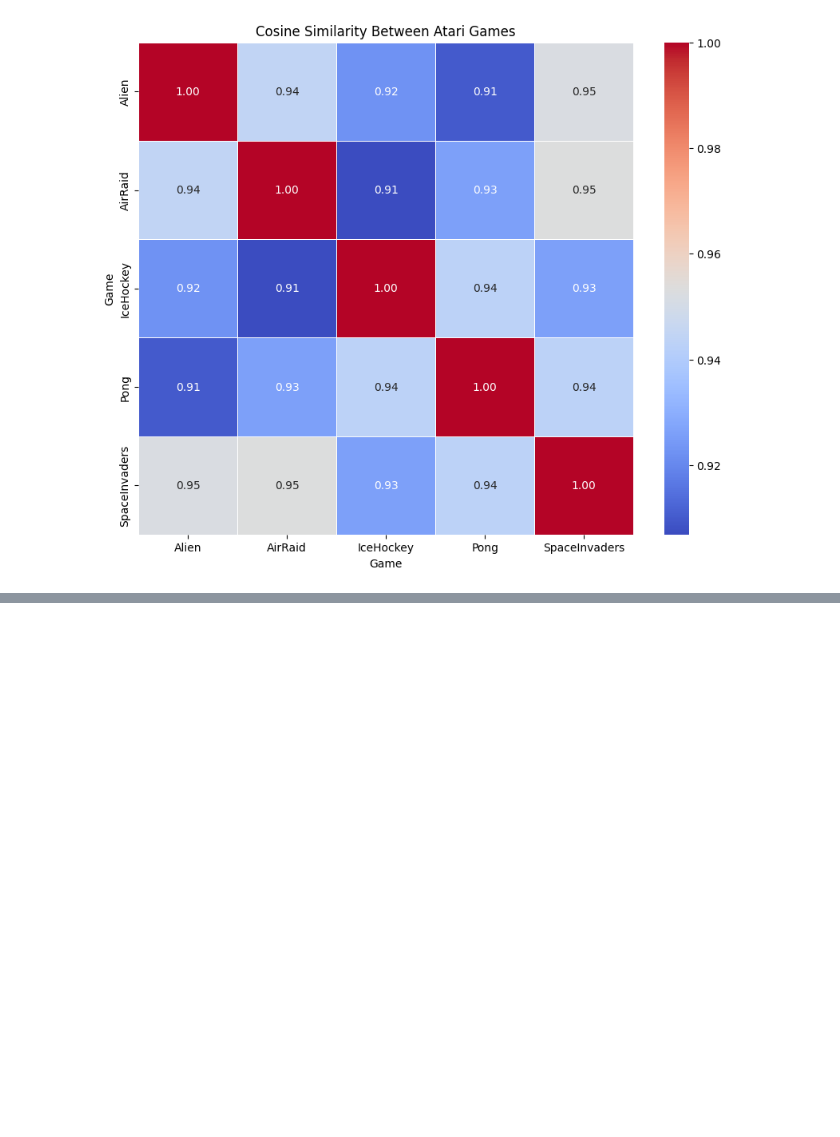
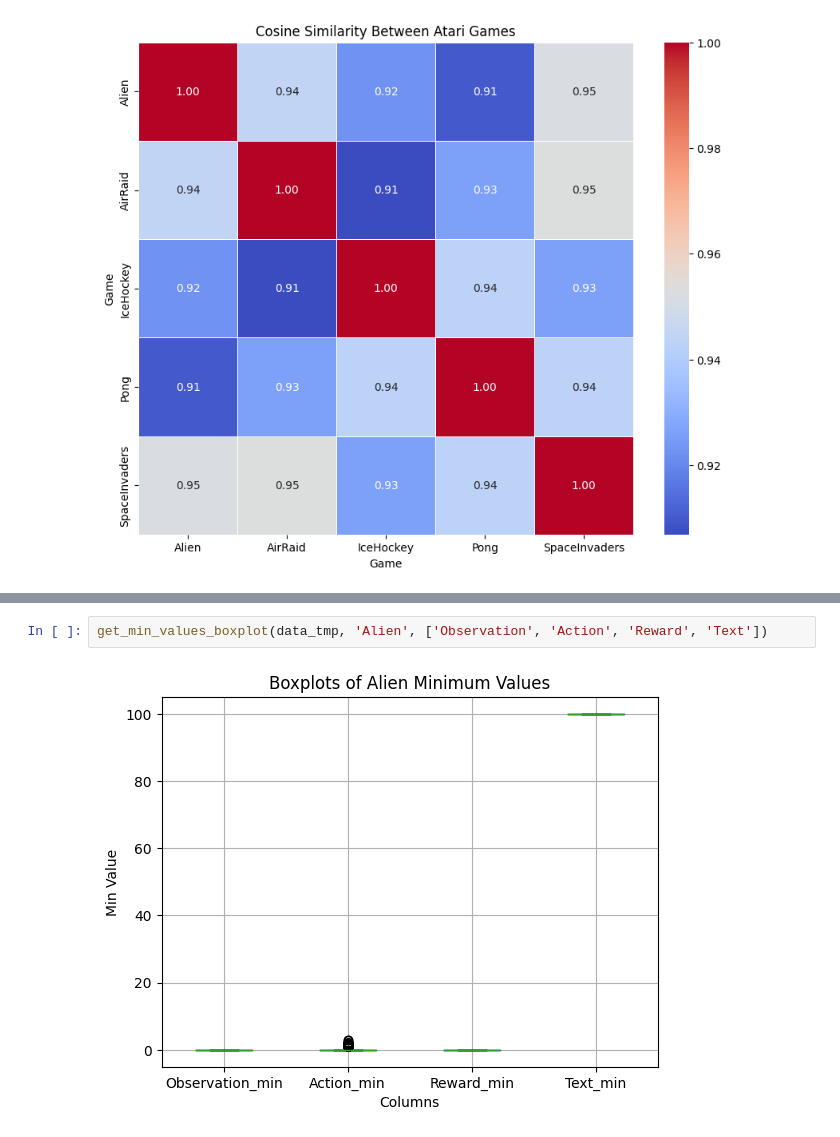
Before and after one commit to Jek9884/Master-Thesis, a Jupyter notebook: embeddings_clustering.ipynb, the cells around one changed output, grey strips where cells are left out. Saved outputs shown, nothing was run; the diff lists cells and outputs as text; blank space fills up the shorter version.

```diff
--- a/embeddings_clustering.ipynb
+++ b/embeddings_clustering.ipynb
@@ -947,0 +369,4 @@ plt.show()
+# %%
+get_min_values_boxplot(data_tmp, 'Alien', ['Observation', 'Action', 'Reward', 'Text'])
+# %% [output]
+[figure, added]
```
Also changed, not shown: parts of 199 cells of this notebook.
